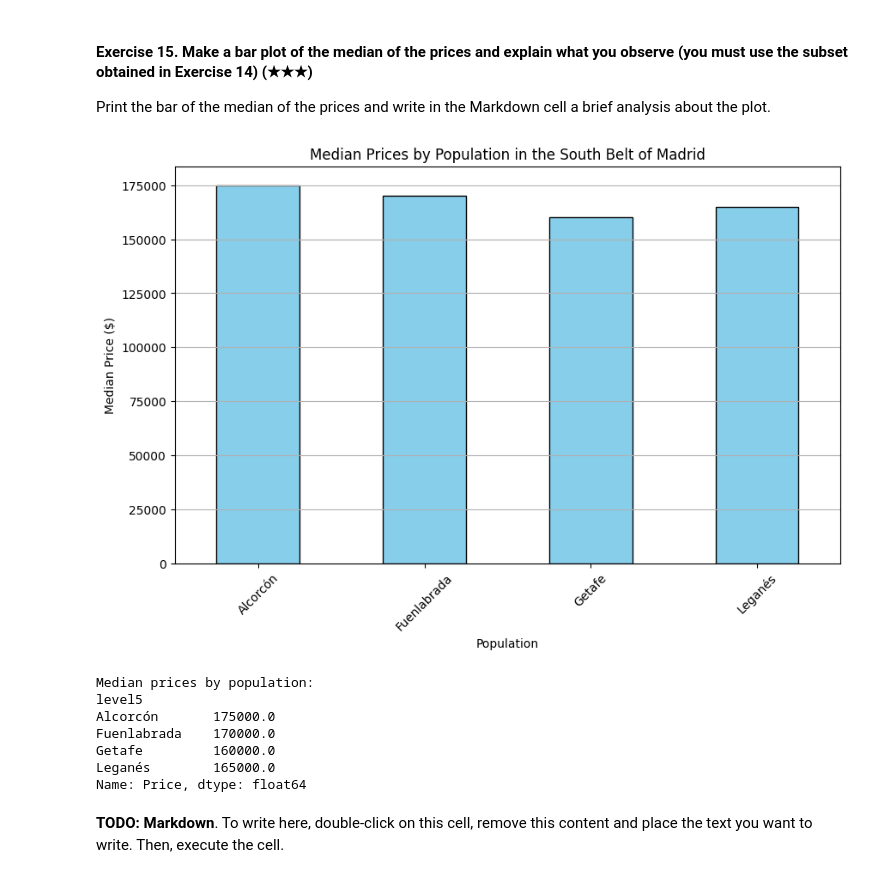
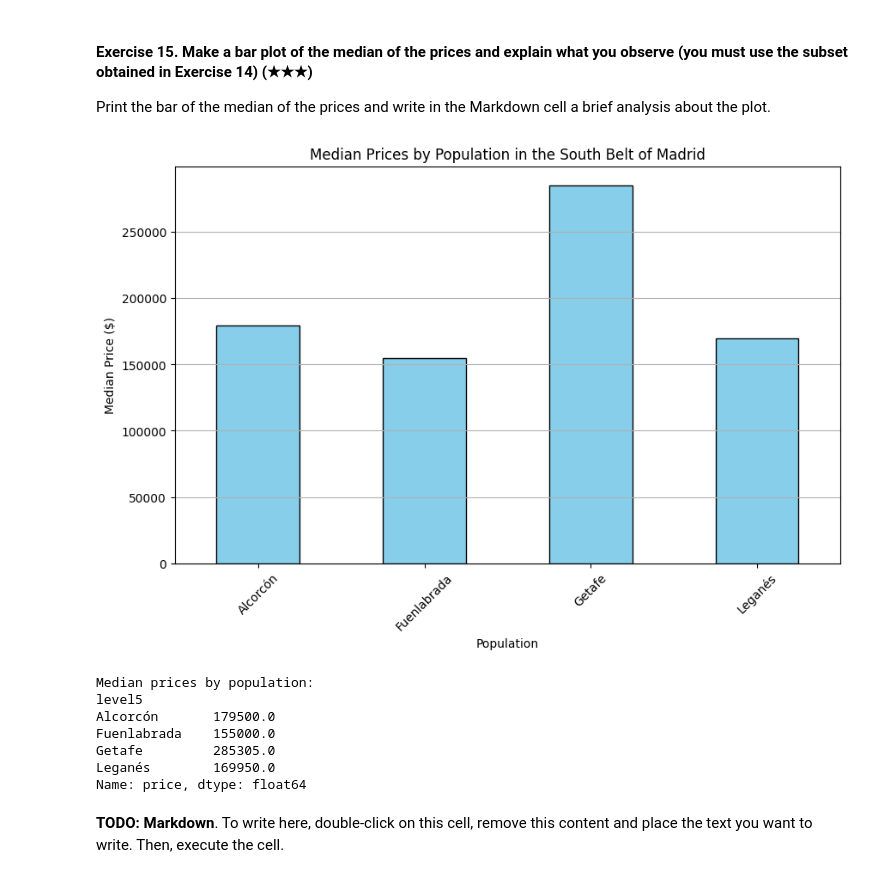
Before and after one commit to Mariarodrigues27/realestate-datacleanup-exercise, a Jupyter notebook: project.ipynb, the cells around one changed output. Saved outputs shown, nothing was run; the diff lists cells and outputs as text; code cells hidden in the pictures.

```diff
--- a/project.ipynb
+++ b/project.ipynb
@@ -366,29 +310,14 @@ Number of houses in this population: 3
 
 Hint: Filter the original DataFrame using the column `level5` and the function `isin`.
 # %%
-# TODO import pandas as pd
 
-# Sample data including a column for population levels
-data = {
-    'Location': ['Valdemorillo', 'Fuenlabrada', 'Leganés', 'Getafe', 'Alcorcón',
-                 'Fuenlabrada', 'Getafe', 'Alcorcón', 'Leganés', 'Fuenlabrada'],
-    'Price': [120000, 150000, 130000, 140000, 160000,
-              170000, 180000, 190000, 200000, 210000],
-    'Area_m2': [100, 120, 110, 115, 140,
-                130, 145, 155, 125, 135],
-    'level5': ['Valdemorillo', 'Fuenlabrada', 'Leganés', 'Getafe', 'Alcorcón',
-               'Fuenlabrada', 'Getafe', 'Alcorcón', 'Leganés', 'Fuenlabrada']
-}
-
-# Create a DataFrame
-df = pd.DataFrame(data)
 
 # Define the populations of interest
 south_belt_populations = ['Fuenlabrada', 'Leganés', 'Getafe', 'Alcorcón']
 
 # Filter the DataFrame to include only the specified populations
-south_belt_df = df[df['level5'].isin(south_belt_populations)]
+south_belt_df = ds[ds['level5'].isin(south_belt_populations)]
 
 # Print the resulting subset
-print(south_belt_df)
+south_belt_df
 # %% [output]
@@ -407,58 +339,37 @@ print(south_belt_df)
 
 Print the bar of the median of the prices and write in the Markdown cell a brief analysis about the plot.
 # %%
-# TODO: import matplotlib.pyplot as plt
 
-# Sample data including a column for population levels
-data = {
-    'Location': ['Valdemorillo', 'Fuenlabrada', 'Leganés', 'Getafe', 'Alcorcón',
-                 'Fuenlabrada', 'Getafe', 'Alcorcón', 'Leganés', 'Fuenlabrada'],
-    'Price': [120000, 150000, 130000, 140000, 160000,
-              170000, 180000, 190000, 200000, 210000],
-    'Area_m2': [100, 120, 110, 115, 140,
-                130, 145, 155, 125, 135],
-    'level5': ['Valdemorillo', 'Fuenlabrada', 'Leganés', 'Getafe', 'Alcorcón',
-               'Fuenlabrada', 'Getafe', 'Alcorcón', 'Leganés', 'Fuenlabrada']
-}
-
-# Create a DataFrame
-df = pd.DataFrame(data)
-
-# Define the populations of interest
-south_belt_populations = ['Fuenlabrada', 'Leganés', 'Getafe', 'Alcorcón']
-
-# Filter the DataFrame to include only the specified populations
-south_belt_df = df[df['level5'].isin(south_belt_populations)]
 
 # Calculate the median price for each population
-median_prices = south_belt_df.groupby('level5')['Price'].median()
+median_prices = south_belt_df.groupby('level5')['price'].median()
 
 # Create a bar plot of the median prices
 plt.figure(figsize=(10, 6))
 median_prices.plot(kind='bar', color='skyblue', edgecolor='black')
 
 # Adding titles and labels
 plt.title('Median Prices by Population in the South Belt of Madrid')
 plt.xlabel('Population')
 plt.ylabel('Median Price ($)')
 plt.xticks(rotation=45)
 plt.grid(axis='y')
 
 # Show the plot
 plt.show()
 
 # Print the median prices
 print("Median prices by population:")
 print(median_prices)
 # %% [output]
-[figure, old version]
+[figure, new version]
 Median prices by population:
 level5
-Alcorcón       175000.0
-Fuenlabrada    170000.0
-Getafe         160000.0
-Leganés        165000.0
-Name: Price, dtype: float64
+Alcorcón       179500.0
+Fuenlabrada    155000.0
+Getafe         285305.0
+Leganés        169950.0
+Name: price, dtype: float64
 # %% [markdown]
 **TODO: Markdown**. To write here, double-click on this cell, remove this content and place the text you want to write. Then, execute the cell.
 # %%
```
Also changed, not shown: parts of 16 cells of this notebook, 1 other file.
